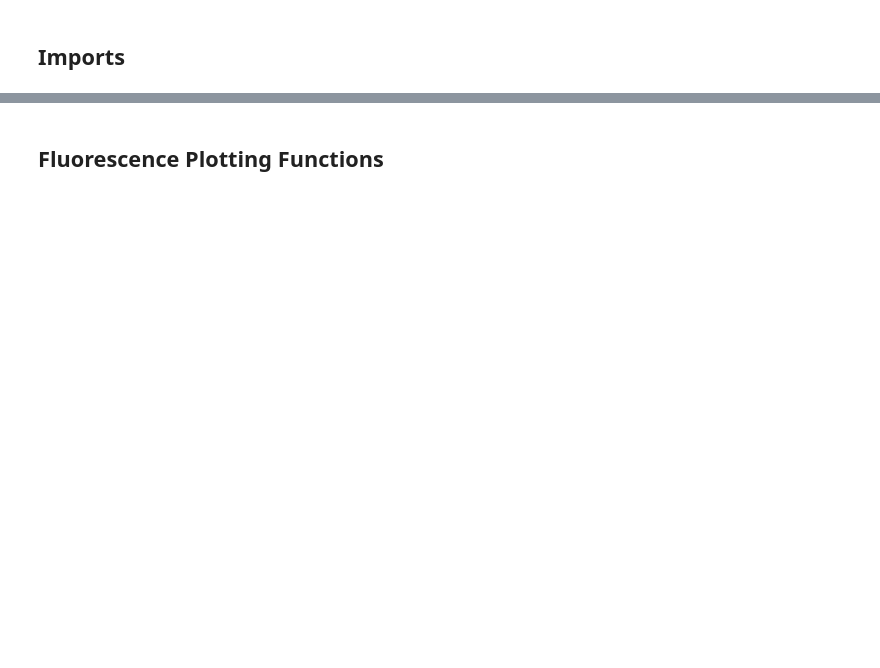
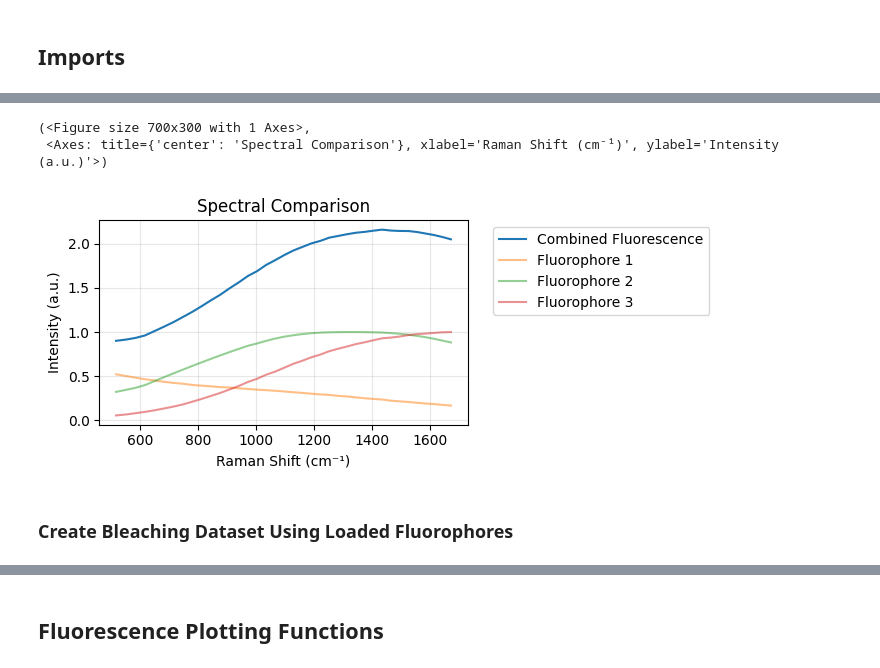
Before and after one commit to tmuird/oracle, a Jupyter notebook: dataset-test.ipynb, the cells around one changed output, grey strips where cells are left out. Cells and saved outputs as stored; diff of their text form; code cells hidden in the pictures; blank space fills up the shorter version.

Commit message:
- Synthetic bleaching dataset tool - Visualisation capabilities - Interpolation - Consistent initalisation and retrieval of NN parameters - Exponential modelling experiments

```diff
--- a/dataset-test.ipynb
+++ b/dataset-test.ipynb
@@ -465,0 +73,12 @@ def compare_spectra(
+# %%
+from fluorophore_loader import load_fluorophores
+from flogen import SyntheticConfig, SyntheticBleachingDataset
+import importlib
+
+# Load real fluorophores
+fluorophore_ds = load_fluorophores(
+    'uniform.csv',
+    laser_nm=532.0,
+    crop_range=(500, 1700),
+  )
+fluorophore_ds
@@ -465,0 +114,15 @@ def compare_spectra(
+# %%
+combined_fluorescence = pu.convert_to_spectral_data(data=fluorophore_ds.isel(sample=[0,1,2]).sum(dim="sample")['intensity'].values, wavenumbers=fluorophore_ds.wavenumber.values)
+fluorophore_ds_spectra = pu.convert_to_spectral_data(data=fluorophore_ds['intensity'].values, wavenumbers=fluorophore_ds.wavenumber.values)
+pu.compare_spectra(
+    [combined_fluorescence, pu.convert_to_spectral_data(data=fluorophore_ds.isel(sample=0)['intensity'].values, wavenumbers=fluorophore_ds.wavenumber.values)  , pu.convert_to_spectral_data(data=fluorophore_ds.isel(sample=1)['intensity'].values, wavenumbers=fluorophore_ds.wavenumber.values), pu.convert_to_spectral_data(data=fluorophore_ds.isel(sample=2)['intensity'].values, wavenumbers=fluorophore_ds.wavenumber.values)],
+    titles=["Combined Fluorescence", "Fluorophore 1", "Fluorophore 2", "Fluorophore 3"],
+    n_samples=3,
+    height=3,
+    alphas=[1.0, 0.5, 0.5, 0.5],
+    width=7,
+)
+# %% [output]
+(<Figure size 700x300 with 1 Axes>,
+ <Axes: title={'center': 'Spectral Comparison'}, xlabel='Raman Shift (cm⁻¹)', ylabel='Intensity (a.u.)'>)
+[figure, added]
@@ -466,2 +131,4 @@ def compare_spectra(
+# %% [markdown]
+### Create Bleaching Dataset Using Loaded Fluorophores
 # %%
 import sys
```
Also changed, not shown: parts of 28 cells of this notebook, 5 other files.
